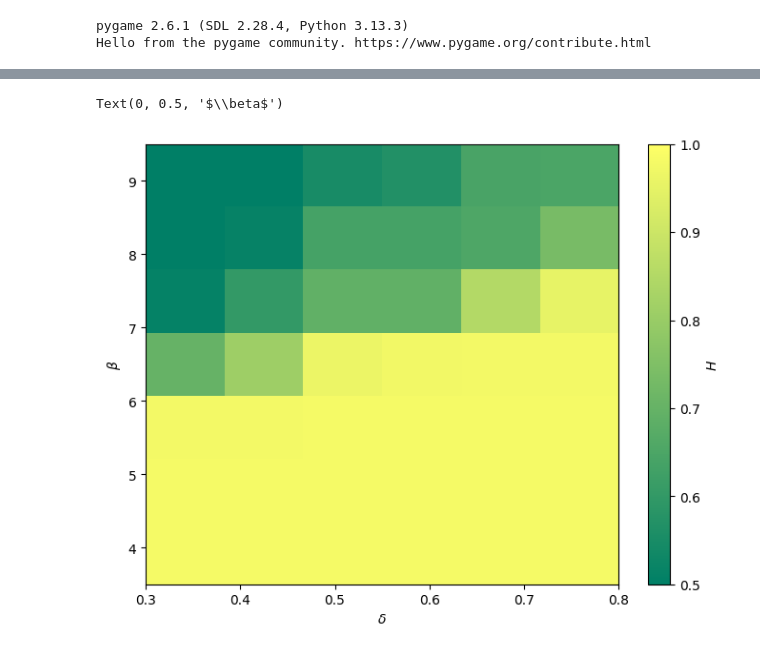
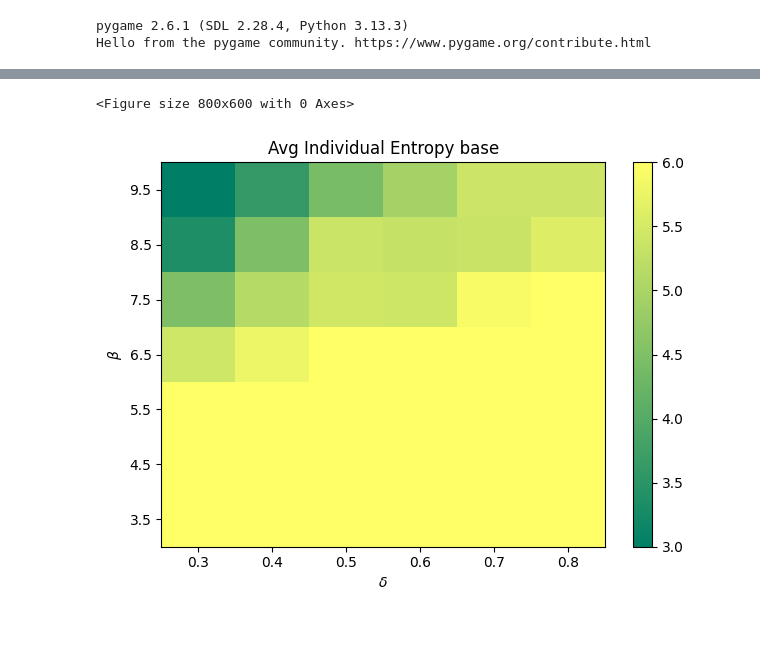
Before and after one commit to alessiopitteri/ants_swarm_functional_control, a Jupyter notebook: Environments/Ants_move/main_analysis/compute_entropy_base.ipynb, the cells around one changed output, grey strips where cells are left out. Cells and saved outputs as stored; diff of their text form; code cells hidden in the pictures.

```diff
--- a/Environments/Ants_move/main_analysis/compute_entropy_base.ipynb
+++ b/Environments/Ants_move/main_analysis/compute_entropy_base.ipynb
@@ -137,0 +95,4 @@ for sim in range(n_sim):
+# %%
+policies = [i for i in range(n_sim)]
+beta = beta_list
+delta = delta_list
@@ -138,11 +161,24 @@ for sim in range(n_sim):
 # %%
 plt.figure(figsize=(8, 6))
-entropy_results = np.mean(entropy_results, axis=0)  # Media su tutte le simulazioni
-plt.imshow(entropy_results, origin='lower', extent=[min(delta_list), max(delta_list), min(beta_list), max(beta_list)],
-            aspect='auto', cmap='summer', vmin=0.5, vmax=1)
+avg_entropy = individual_entropy_results.mean(axis=0)  # Media su tutte le simulazioni
+'''xmin, xmax = min(delta), max(delta)
+ymin, ymax = min(beta), max(beta)
+
+plt.imshow(
+    avg_entropy,
+    origin='lower',
+    extent=[xmin, xmax, ymin, ymax],
+    aspect='auto',
+    cmap='summer',
+    vmin=3,
+    vmax=6
+)
 plt.colorbar(label=r'${H}$')
 plt.xlabel(r'$\delta$')
-plt.ylabel(r'$\beta$')
+plt.ylabel(r'$\beta$')'''
+
+plot_heatmap(avg_entropy, delta_list, beta_list,
+              title='Avg Individual Entropy base', cmap='summer', vmin=3, vmax=6)
 # %% [output]
-Text(0, 0.5, '$\\beta$')
+<Figure size 800x600 with 0 Axes>
-[figure, old version]
+[figure, new version]
```
Also changed, not shown: parts of 9 cells of this notebook, 8 other files.
